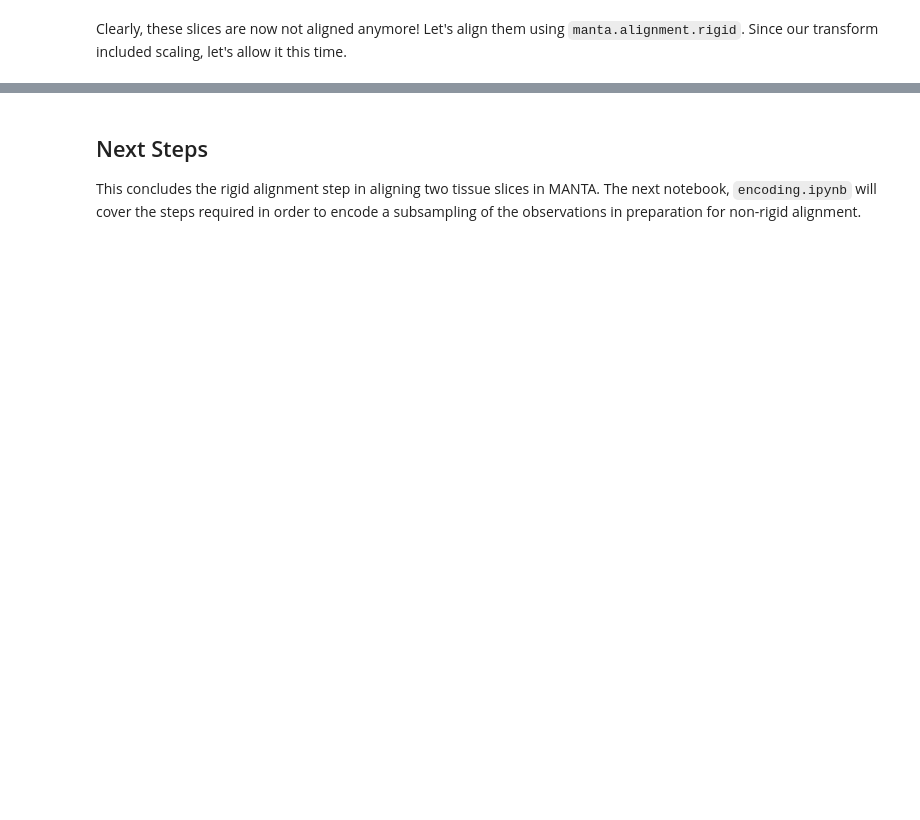
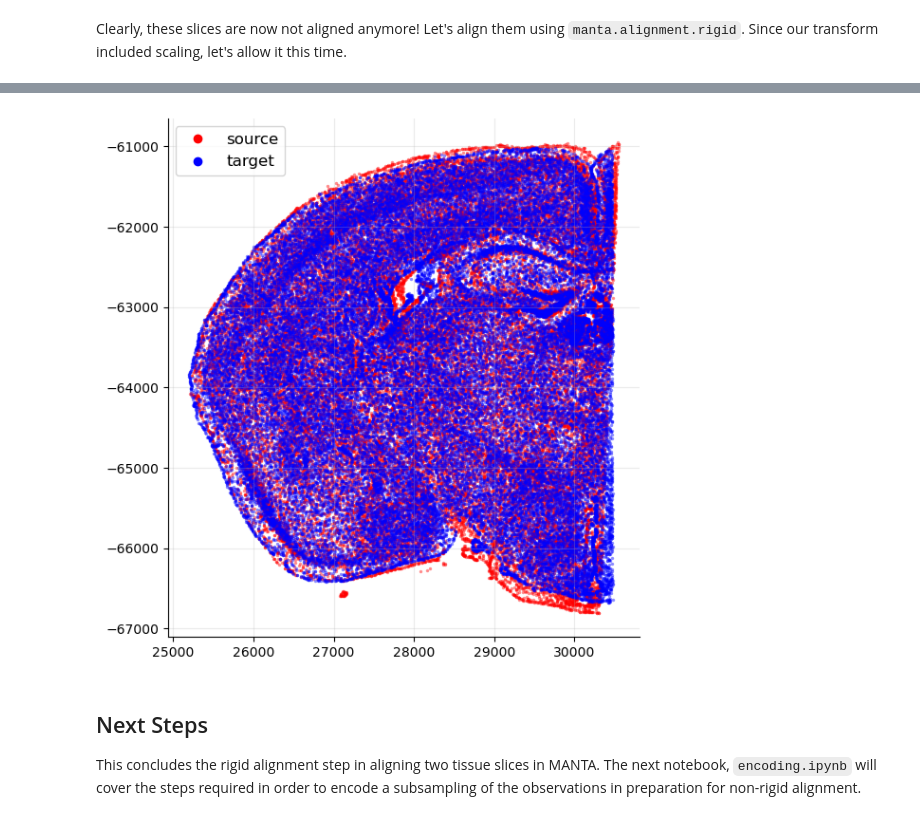
Before and after one commit to PolyRocketMatt/MANTA, a Jupyter notebook: notebooks/rigid_alignment.ipynb, the cells around one changed output, grey strips where cells are left out. Saved outputs shown, nothing was run; the diff lists cells and outputs as text; code cells hidden in the pictures; blank space fills up the shorter version.

```diff
--- a/notebooks/rigid_alignment.ipynb
+++ b/notebooks/rigid_alignment.ipynb
@@ -277,3 +297,17 @@ plot_history(metrics)
+# %%
+manta.plotting.spatial(
+    adatas=adatas,
+    labels=["source", "target"],
+    colors=["red", "blue"],
+    spatial_key="rigid",
+
+    figsize=(6,6),
+    alpha=0.45,
+    marker_size=6,
+    equal_aspect=True
+)
+# %% [output]
+[figure, added]
 # %% [markdown]
 ## Next Steps
 
```
Also changed, not shown: parts of 9 cells of this notebook, 8 other files.
